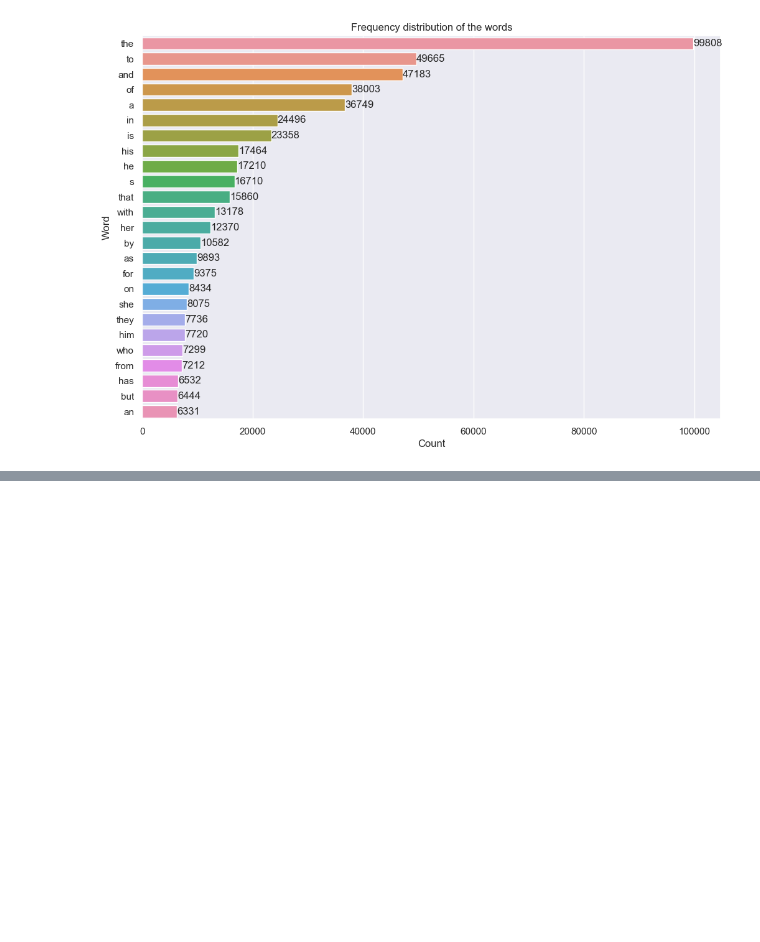
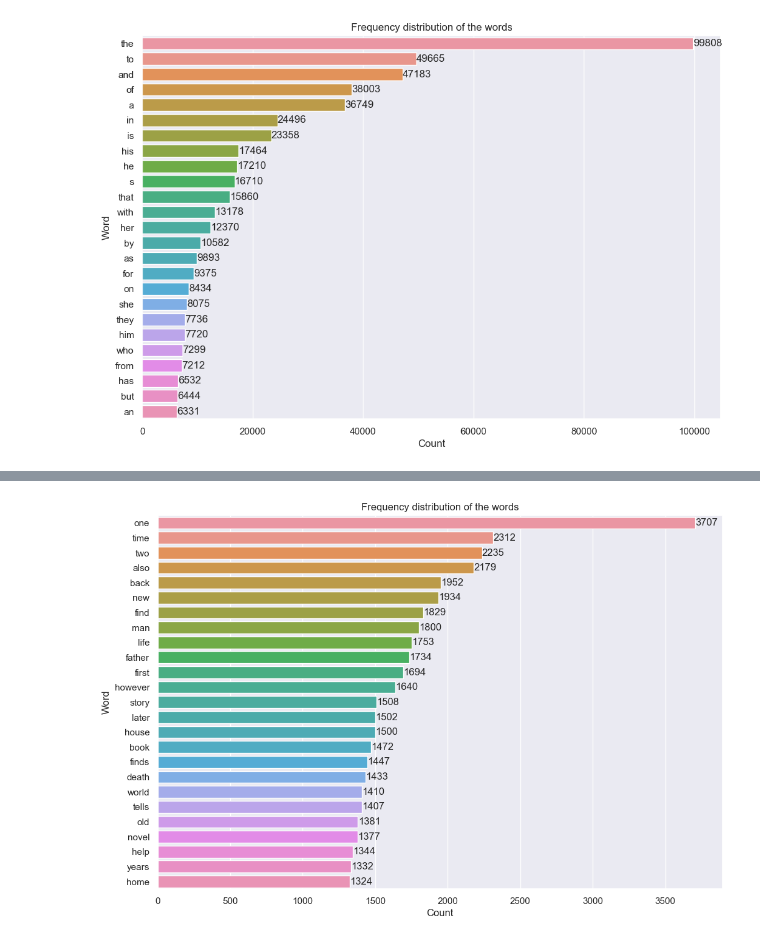
Before and after one commit to Zeeshan-99/Book_genre_classification, a Jupyter notebook: analysis.ipynb, the cells around one changed output, grey strips where cells are left out. Drawn from its saved outputs; the diff is of its cells as text; code cells hidden in the pictures; blank space fills up the shorter version.

```diff
--- a/analysis.ipynb
+++ b/analysis.ipynb
@@ -164,3 +164,17 @@ def text_Count_plot(data,text, n):
 text_Count_plot(df,'summary', 25)
 # %% [output]
 [figure]
+# %%
+# nltk.download('stopwords')
+from nltk.corpus import stopwords
+stop_words= set(stopwords.words('english'))
+# Removing the stopwords
+
+def remove_stopwords(text):
+    words= text.lower()
+    words = words.split()
+    cleaned_text= [char for char in words if char not in stop_words]
+    return ' '.join(cleaned_text)
+
+df['summary']= df['summary'].apply(lambda x: remove_stopwords(x))
+df
@@ -166,0 +195,4 @@ text_Count_plot(df,'summary', 25)
+# %%
+text_Count_plot(df,'summary', 25)
+# %% [output]
+[figure, added]
```
Also changed, not shown: parts of 9 cells of this notebook.
